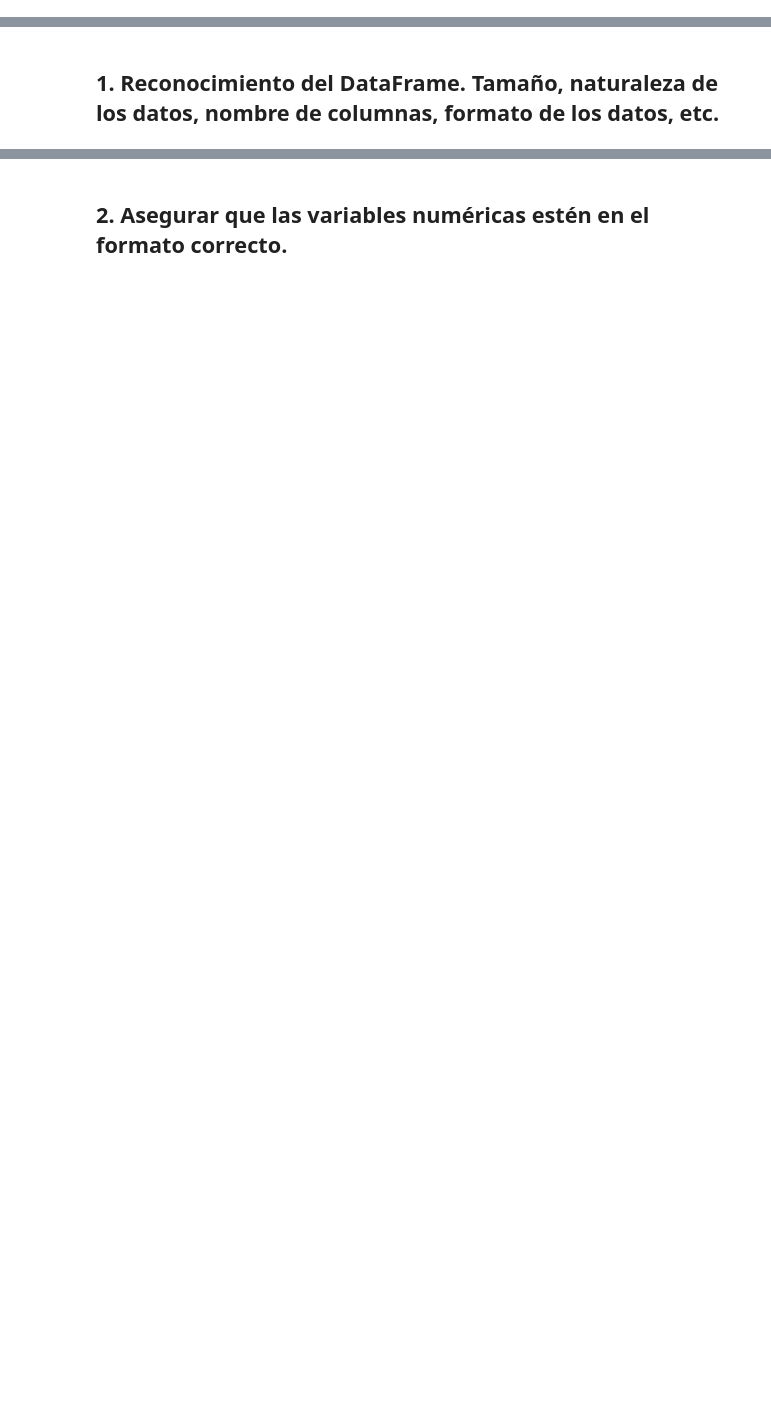
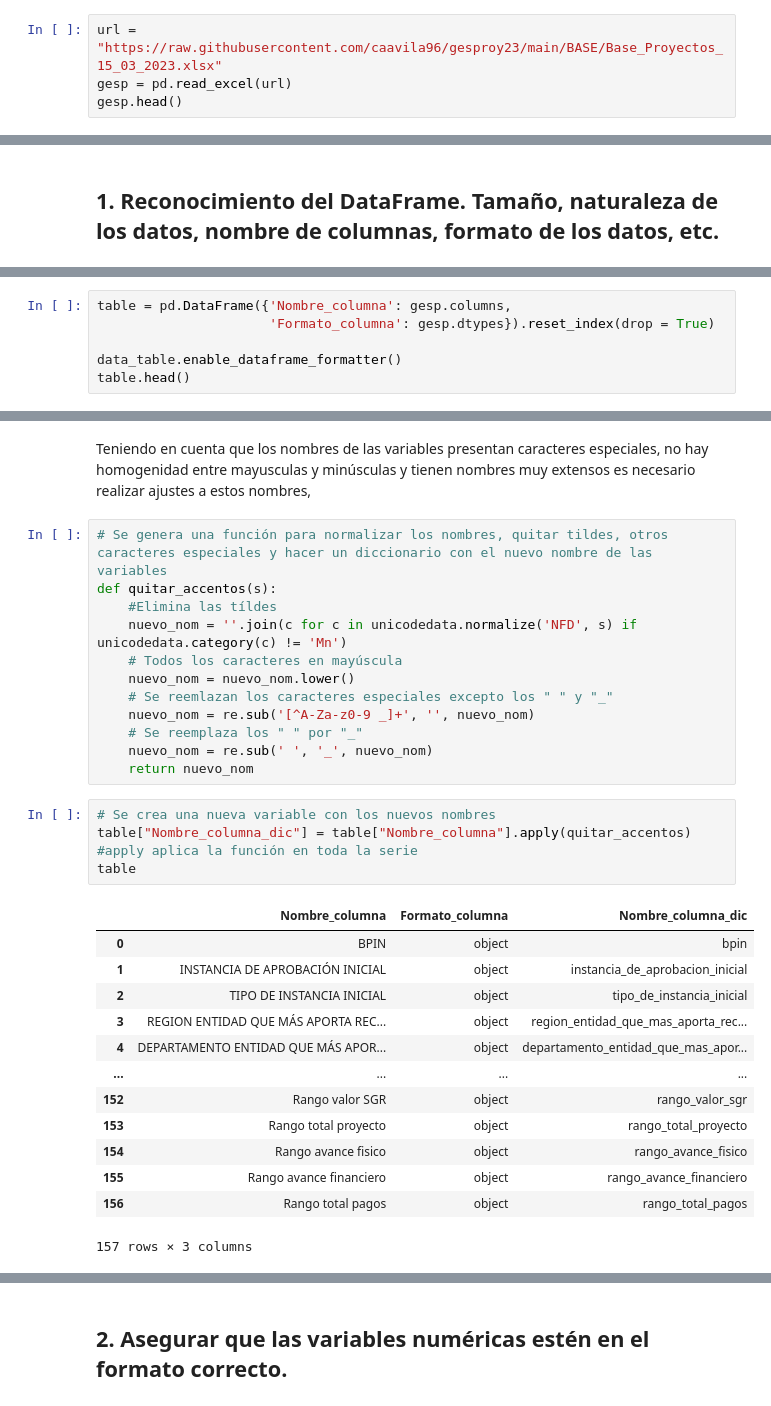
Before and after one commit to caavila96/gesproy23, a Jupyter notebook: Analisis_Gesproy.ipynb, the cells around one changed output, grey strips where cells are left out. Cells and saved outputs as stored; diff of their text form; blank space fills up the shorter version.

```diff
--- a/Analisis_Gesproy.ipynb
+++ b/Analisis_Gesproy.ipynb
@@ -6,0 +24,4 @@ Autor: Camilo Andrés Avila Carreño
+# %%
+url = "https://raw.githubusercontent.com/caavila96/gesproy23/main/BASE/Base_Proyectos_15_03_2023.xlsx"
+gesp = pd.read_excel(url)
+gesp.head()
@@ -8,0 +59,6 @@ Autor: Camilo Andrés Avila Carreño
+# %%
+table = pd.DataFrame({'Nombre_columna': gesp.columns,
+                      'Formato_columna': gesp.dtypes}).reset_index(drop = True)
+
+data_table.enable_dataframe_formatter()
+table.head()
@@ -8,0 +72,32 @@ Autor: Camilo Andrés Avila Carreño
+# %% [markdown]
+Teniendo en cuenta que los nombres de las variables presentan caracteres especiales, no hay homogenidad entre mayusculas y minúsculas y tienen nombres muy extensos es necesario realizar ajustes a estos nombres,
+# %%
+# Se genera una función para normalizar los nombres, quitar tildes, otros caracteres especiales y hacer un diccionario con el nuevo nombre de las variables
+def quitar_accentos(s):
+    #Elimina las tíldes
+    nuevo_nom = ''.join(c for c in unicodedata.normalize('NFD', s) if unicodedata.category(c) != 'Mn')
+    # Todos los caracteres en mayúscula
+    nuevo_nom = nuevo_nom.lower()
+    # Se reemlazan los caracteres especiales excepto los " " y "_"
+    nuevo_nom = re.sub('[^A-Za-z0-9 _]+', '', nuevo_nom)
+    # Se reemplaza los " " por "_"
+    nuevo_nom = re.sub(' ', '_', nuevo_nom)
+    return nuevo_nom
+# %%
+# Se crea una nueva variable con los nuevos nombres
+table["Nombre_columna_dic"] = table["Nombre_columna"].apply(quitar_accentos) #apply aplica la función en toda la serie
+table
+# %% [output]
+|  | Nombre_columna | Formato_columna | Nombre_columna_dic |
+| 0 | BPIN | object | bpin |
+| 1 | INSTANCIA DE APROBACIÓN INICIAL | object | instancia_de_aprobacion_inicial |
+| 2 | TIPO DE INSTANCIA INICIAL | object | tipo_de_instancia_inicial |
+| 3 | REGION ENTIDAD QUE MÁS APORTA REC... | object | region_entidad_que_mas_aporta_rec... |
+| 4 | DEPARTAMENTO ENTIDAD QUE MÁS APOR... | object | departamento_entidad_que_mas_apor... |
+| ... | ... | ... | ... |
+| 152 | Rango valor SGR | object | rango_valor_sgr |
+| 153 | Rango total proyecto | object | rango_total_proyecto |
+| 154 | Rango avance fisico | object | rango_avance_fisico |
+| 155 | Rango avance financiero | object | rango_avance_financiero |
+| 156 | Rango total pagos | object | rango_total_pagos |
+157 rows × 3 columns
```
Also changed, not shown: parts of 30 cells of this notebook.
